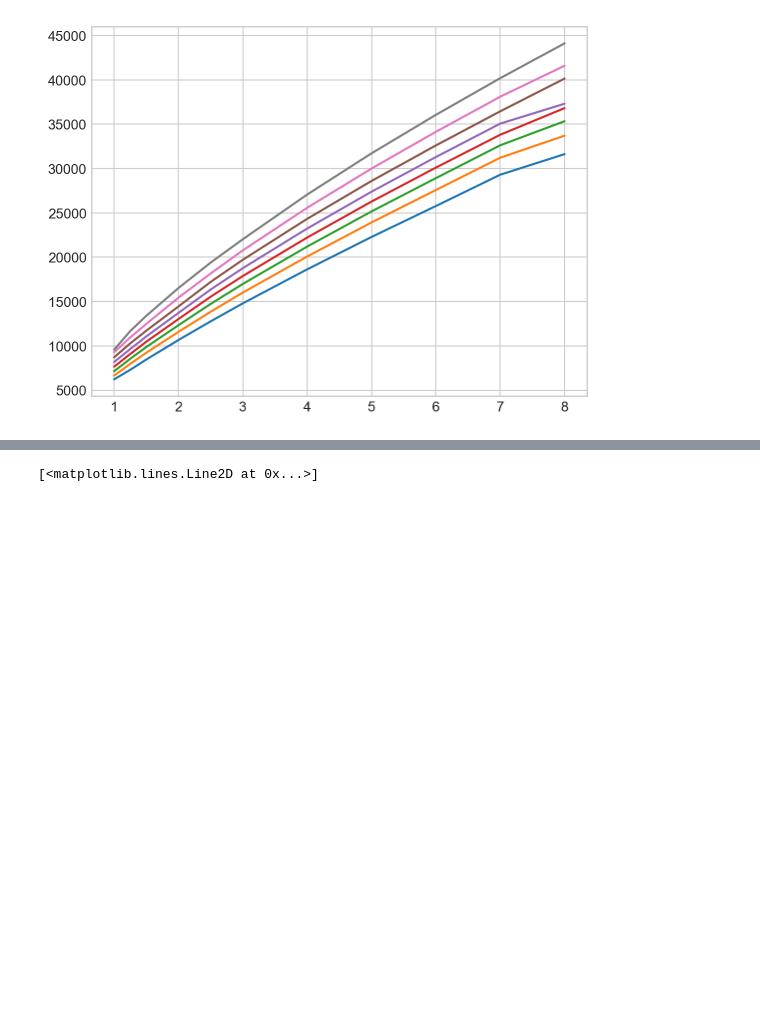
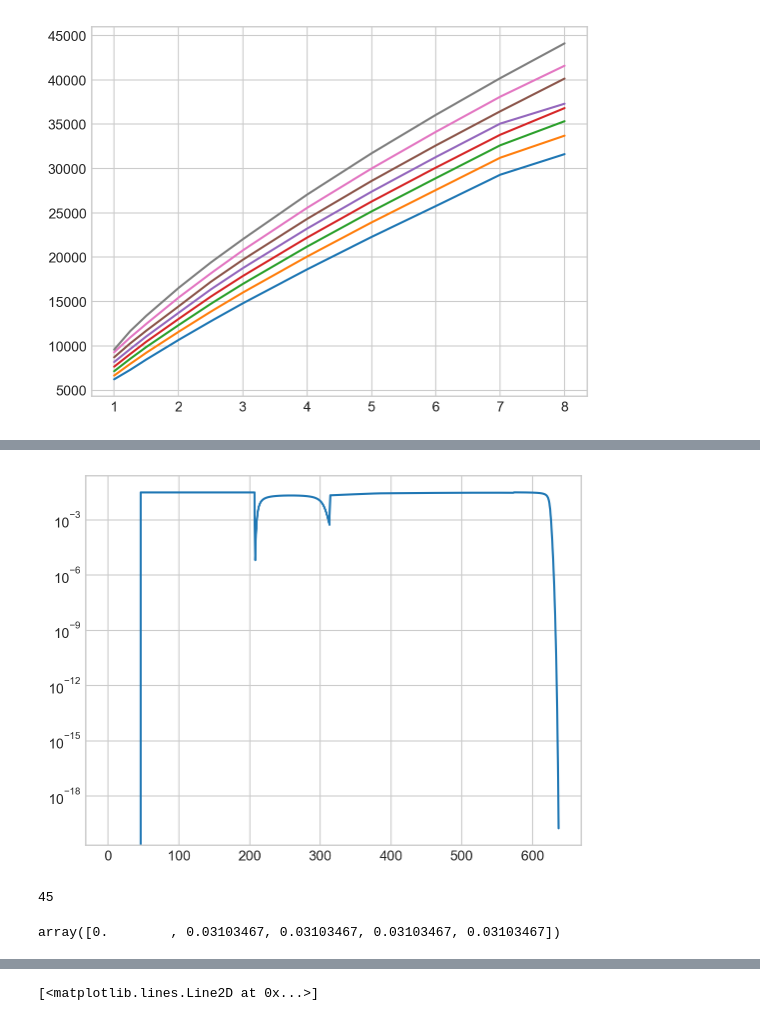
Before and after one commit to zhangjis/CMAPPER_rock, a Jupyter notebook: plot.ipynb, the cells around one changed output, grey strips where cells are left out. Drawn from its saved outputs; the diff is of its cells as text; code cells hidden in the pictures; blank space fills up the shorter version.

Commit message:
fix plotting

```diff
--- a/plot.ipynb
+++ b/plot.ipynb
@@ -370,5 +82,0 @@ plot(evo[:,0][1:]/86400.0/365.0,dRicdt_arr)
-# %%
-temp_arr=dRicdt_arr.copy()
-for i in range(0,len(evo[:,1])-1):
-    if dRicdt_arr[i]!=0.0:
-        temp_arr[i]=evo[:,22][i]/1e21/dRicdt_arr[i-1]
@@ -379,0 +185,20 @@ plot(temp_arr)
+# %%
+s=np.loadtxt(results_foldername+'/profile/StructureProfile_'+str(int(save_t[-1]))+'.txt')
+plot(s[:,7][:-2])
+plt.yscale('log')
+#plot(s[:,8])
+# %% [output]
+[figure, added]
+# %%
+s[:,7][40:50]
+solid_core_index=0
+for j in range(int(core_zone-1)):
+    if s[:,8][j]>0 and s[:,8][j+1]==0.0:
+        solid_core_index=j
+print(solid_core_index)
+# %% [output]
+45
+# %%
+s[:,7][45:50]
+# %% [output]
+array([0.        , 0.03103467, 0.03103467, 0.03103467, 0.03103467])
```
Also changed, not shown: parts of 47 cells of this notebook, 2 other files.
